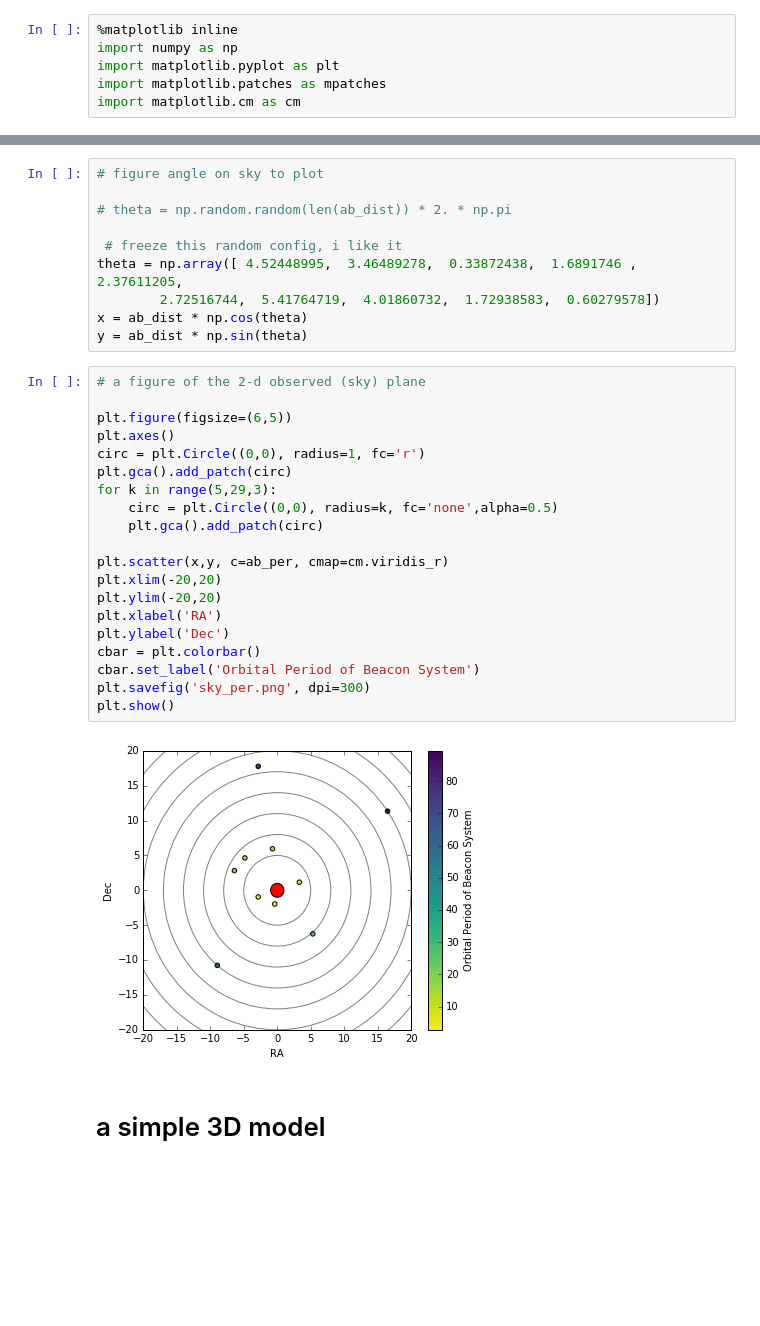
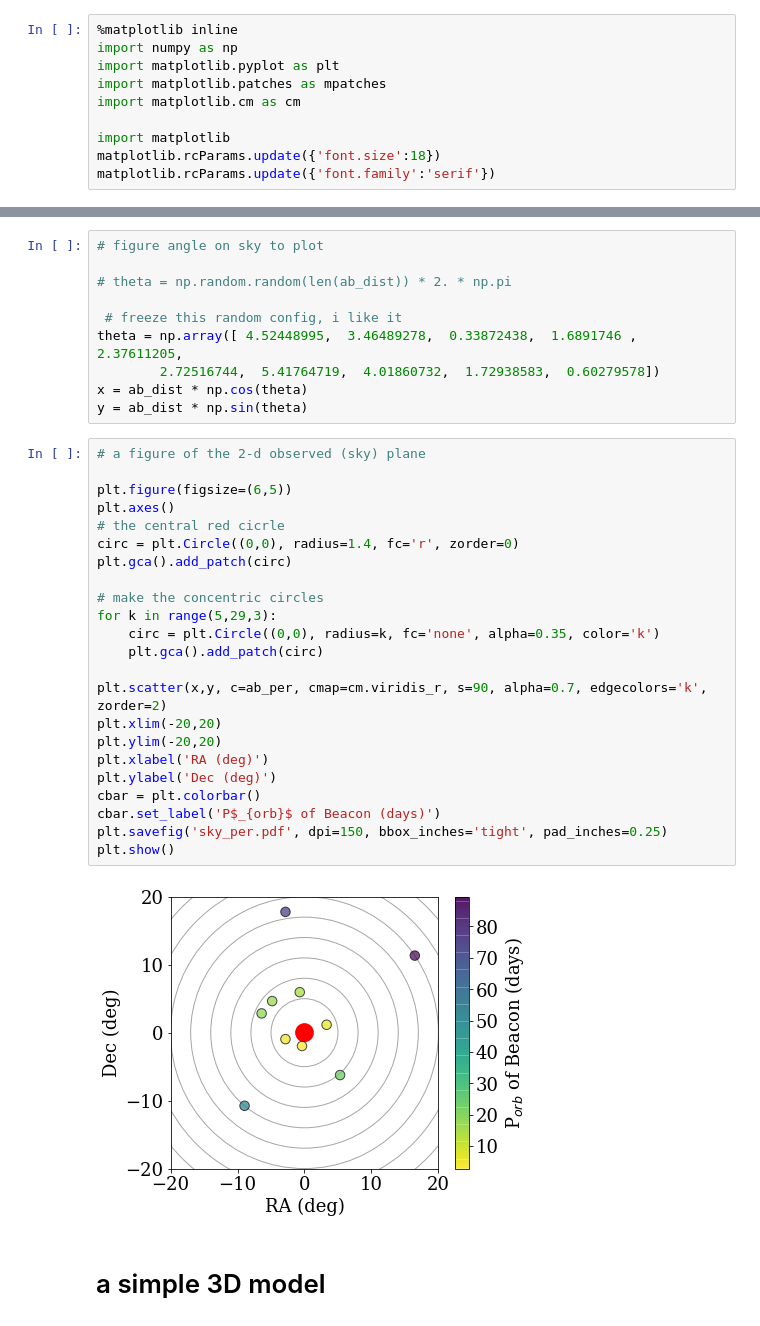
Before and after one commit to StellarCartography/survey_seti, a Jupyter notebook: figures/beacon.ipynb, the cells around one changed output, grey strips where cells are left out. Drawn from its saved outputs; the diff is of its cells as text; blank space fills up the shorter version.

```diff
--- a/figures/beacon.ipynb
+++ b/figures/beacon.ipynb
@@ -7,6 +7,10 @@ import numpy as np
 import matplotlib.pyplot as plt
 import matplotlib.patches as mpatches
 import matplotlib.cm as cm
+
+import matplotlib
+matplotlib.rcParams.update({'font.size':18})
+matplotlib.rcParams.update({'font.family':'serif'})
 # %% [markdown]
 The idea is simple: ET's would place artificial satellites in orbit around stars surrounding their home star system. The orbit period of the remote artificial satellites (or beacons) would be proportional to the distance from the remote star to the home star system. Each remote beacon system would be part of a network map leading to the home system. If the orbital period vs beacon distance relationship was known, the exact location of the home system could be triangulated using only a subset of the beacons.
 # %% [markdown]
@@ -38,25 +42,28 @@ y = ab_dist * np.sin(theta)
 # %%
 # a figure of the 2-d observed (sky) plane
 
 plt.figure(figsize=(6,5))
 plt.axes()
-circ = plt.Circle((0,0), radius=1, fc='r')
+# the central red cicrle
+circ = plt.Circle((0,0), radius=1.4, fc='r', zorder=0)
 plt.gca().add_patch(circ)
+
+# make the concentric circles
 for k in range(5,29,3):
-    circ = plt.Circle((0,0), radius=k, fc='none',alpha=0.5)
+    circ = plt.Circle((0,0), radius=k, fc='none', alpha=0.35, color='k')
     plt.gca().add_patch(circ)
 
-plt.scatter(x,y, c=ab_per, cmap=cm.viridis_r)
+plt.scatter(x,y, c=ab_per, cmap=cm.viridis_r, s=90, alpha=0.7, edgecolors='k', zorder=2)
 plt.xlim(-20,20)
 plt.ylim(-20,20)
-plt.xlabel('RA')
-plt.ylabel('Dec')
+plt.xlabel('RA (deg)')
+plt.ylabel('Dec (deg)')
 cbar = plt.colorbar()
-cbar.set_label('Orbital Period of Beacon System')
-plt.savefig('sky_per.png', dpi=300)
+cbar.set_label('P$_{orb}$ of Beacon (days)')
+plt.savefig('sky_per.pdf', dpi=150, bbox_inches='tight', pad_inches=0.25)
 plt.show()
 # %% [output]
-[figure, old version]
+[figure, new version]
 # %% [markdown]
 # a simple 3D model
 # %%
```
Also changed, not shown: parts of 7 cells of this notebook, 2 other files.
